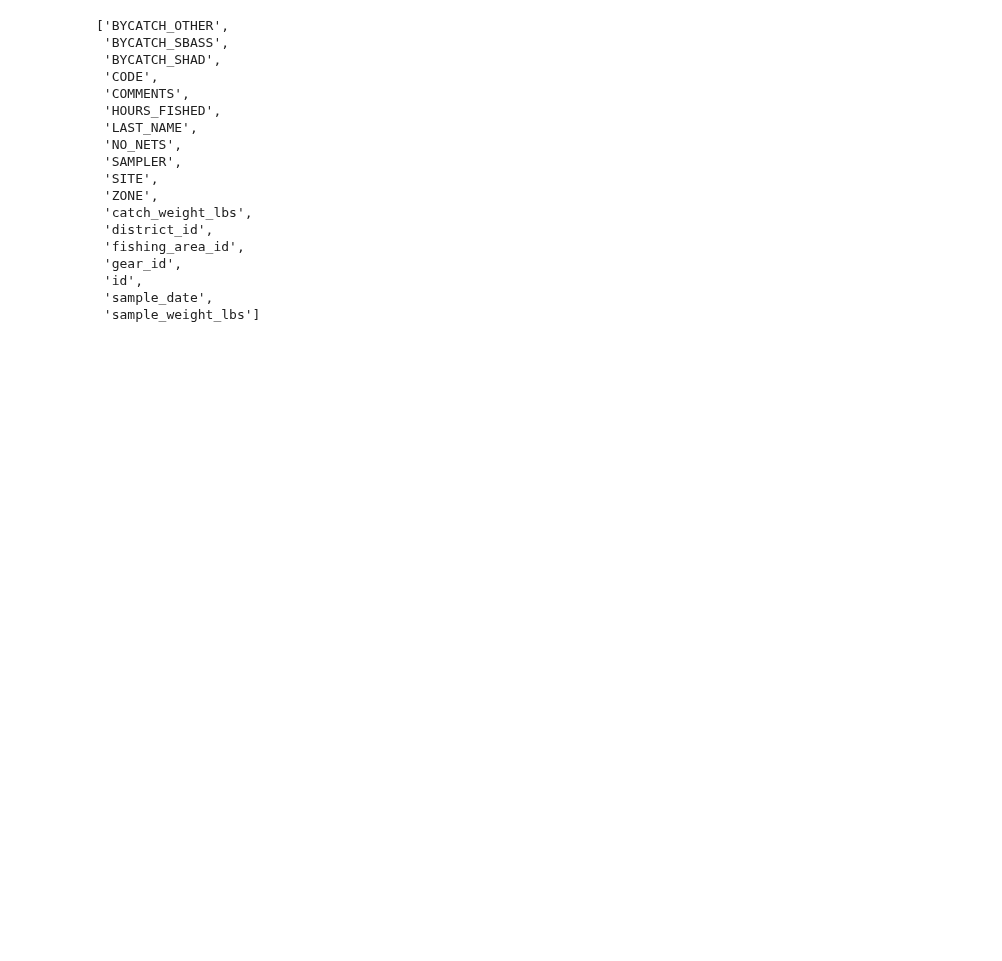
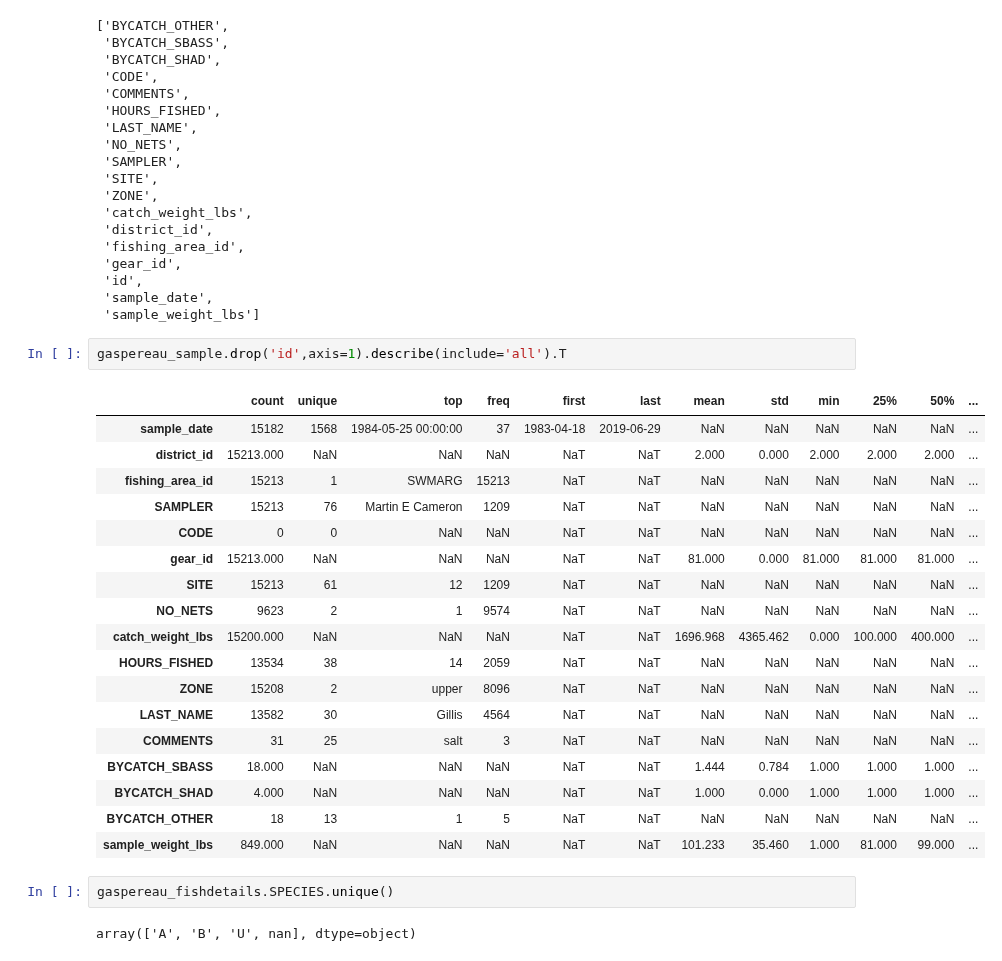
Before and after one commit to dfo-gulf-science/Gaspereau, a Jupyter notebook: 9. Questions and Answers.ipynb, the cells around one changed output. Saved outputs shown, nothing was run; the diff lists cells and outputs as text; blank space fills up the shorter version.

```diff
--- a/9. Questions and Answers.ipynb
+++ b/9. Questions and Answers.ipynb
@@ -105,3 +103,28 @@ sorted(list(gaspereau_sample.columns))
  'id',
  'sample_date',
  'sample_weight_lbs']
+# %%
+gaspereau_sample.drop('id',axis=1).describe(include='all').T
+# %% [output]
+|  | count | unique | top | freq | first | last | mean | std | min | 25% | 50% | ... |
+| sample_date | 15182 | 1568 | 1984-05-25 00:00:00 | 37 | 1983-04-18 | 2019-06-29 | NaN | NaN | NaN | NaN | NaN | ... |
+| district_id | 15213.000 | NaN | NaN | NaN | NaT | NaT | 2.000 | 0.000 | 2.000 | 2.000 | 2.000 | ... |
+| fishing_area_id | 15213 | 1 | SWMARG | 15213 | NaT | NaT | NaN | NaN | NaN | NaN | NaN | ... |
+| SAMPLER | 15213 | 76 | Martin E Cameron | 1209 | NaT | NaT | NaN | NaN | NaN | NaN | NaN | ... |
+| CODE | 0 | 0 | NaN | NaN | NaT | NaT | NaN | NaN | NaN | NaN | NaN | ... |
+| gear_id | 15213.000 | NaN | NaN | NaN | NaT | NaT | 81.000 | 0.000 | 81.000 | 81.000 | 81.000 | ... |
+| SITE | 15213 | 61 | 12 | 1209 | NaT | NaT | NaN | NaN | NaN | NaN | NaN | ... |
+| NO_NETS | 9623 | 2 | 1 | 9574 | NaT | NaT | NaN | NaN | NaN | NaN | NaN | ... |
+| catch_weight_lbs | 15200.000 | NaN | NaN | NaN | NaT | NaT | 1696.968 | 4365.462 | 0.000 | 100.000 | 400.000 | ... |
+| HOURS_FISHED | 13534 | 38 | 14 | 2059 | NaT | NaT | NaN | NaN | NaN | NaN | NaN | ... |
+| ZONE | 15208 | 2 | upper | 8096 | NaT | NaT | NaN | NaN | NaN | NaN | NaN | ... |
+| LAST_NAME | 13582 | 30 | Gillis | 4564 | NaT | NaT | NaN | NaN | NaN | NaN | NaN | ... |
+| COMMENTS | 31 | 25 | salt | 3 | NaT | NaT | NaN | NaN | NaN | NaN | NaN | ... |
+| BYCATCH_SBASS | 18.000 | NaN | NaN | NaN | NaT | NaT | 1.444 | 0.784 | 1.000 | 1.000 | 1.000 | ... |
+| BYCATCH_SHAD | 4.000 | NaN | NaN | NaN | NaT | NaT | 1.000 | 0.000 | 1.000 | 1.000 | 1.000 | ... |
+| BYCATCH_OTHER | 18 | 13 | 1 | 5 | NaT | NaT | NaN | NaN | NaN | NaN | NaN | ... |
+| sample_weight_lbs | 849.000 | NaN | NaN | NaN | NaT | NaT | 101.233 | 35.460 | 1.000 | 81.000 | 99.000 | ... |
+# %%
+gaspereau_fishdetails.SPECIES.unique()
+# %% [output]
+array(['A', 'B', 'U', nan], dtype=object)
```
Also changed, not shown: parts of 3 cells of this notebook, 3 other files.
